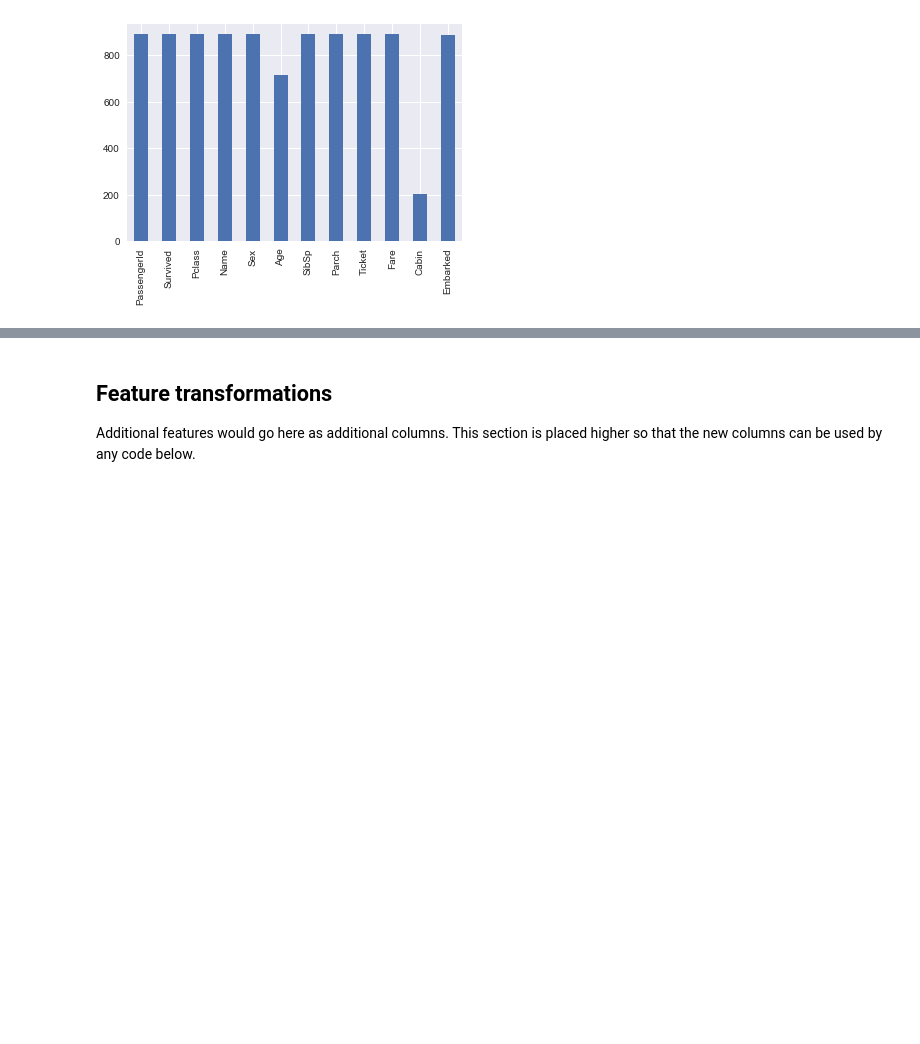
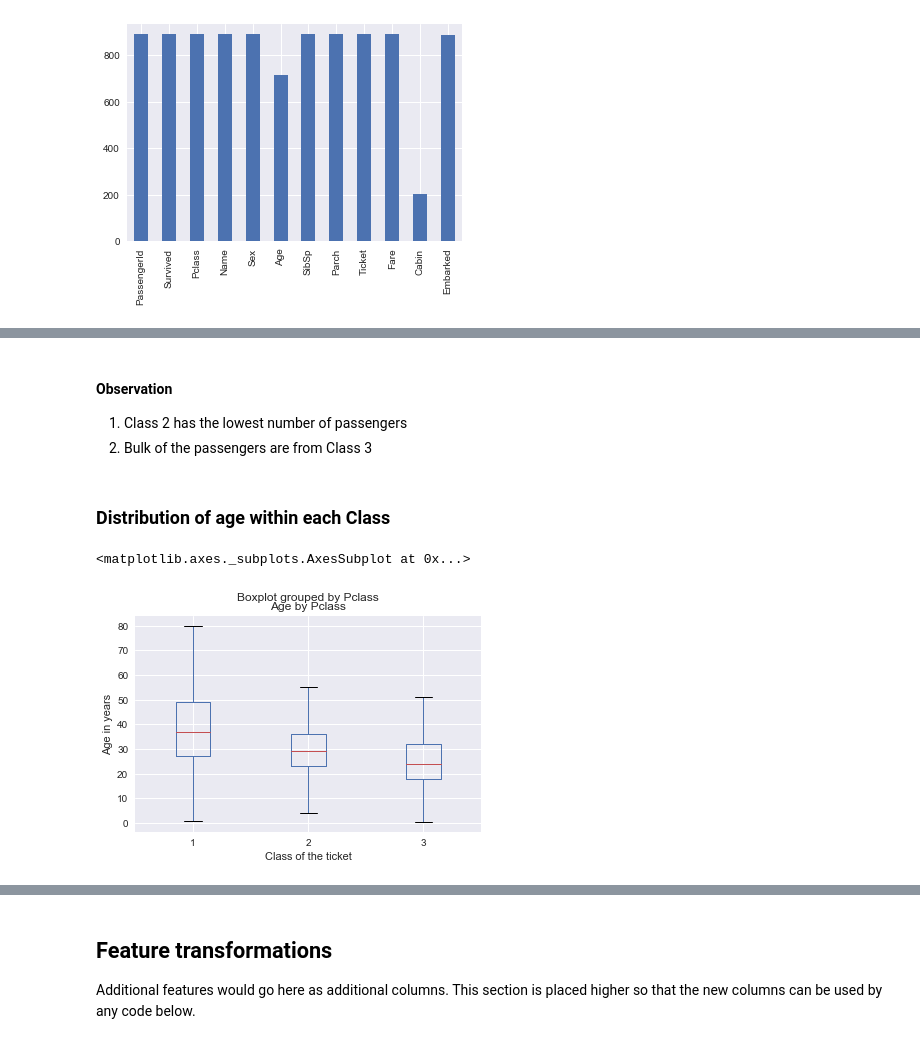
Before and after one commit to XCMer/DAND-Investigate-Dataset, a Jupyter notebook: Analysis.ipynb, the cells around one changed output, grey strips where cells are left out. Saved outputs shown, nothing was run; the diff lists cells and outputs as text; code cells hidden in the pictures; blank space fills up the shorter version.

```diff
--- a/Analysis.ipynb
+++ b/Analysis.ipynb
@@ -49,0 +135,17 @@ Age and Cabin seem to have missing values. We cannot completely rely on them for
+# %% [markdown]
+#### Observation
+
+1. Class 2 has the lowest number of passengers
+1. Bulk of the passengers are from Class 3
+# %% [markdown]
+### Distribution of age within each Class
+# %%
+plot = titanic.boxplot(column='Age', by='Pclass')
+plot.set_title('Age by Pclass')
+plot.set_xlabel('Class of the ticket')
+plot.set_ylabel('Age in years')
+
+plot
+# %% [output]
+<matplotlib.axes._subplots.AxesSubplot at 0x...>
+[figure, added]
```
Also changed, not shown: parts of 31 cells of this notebook.
